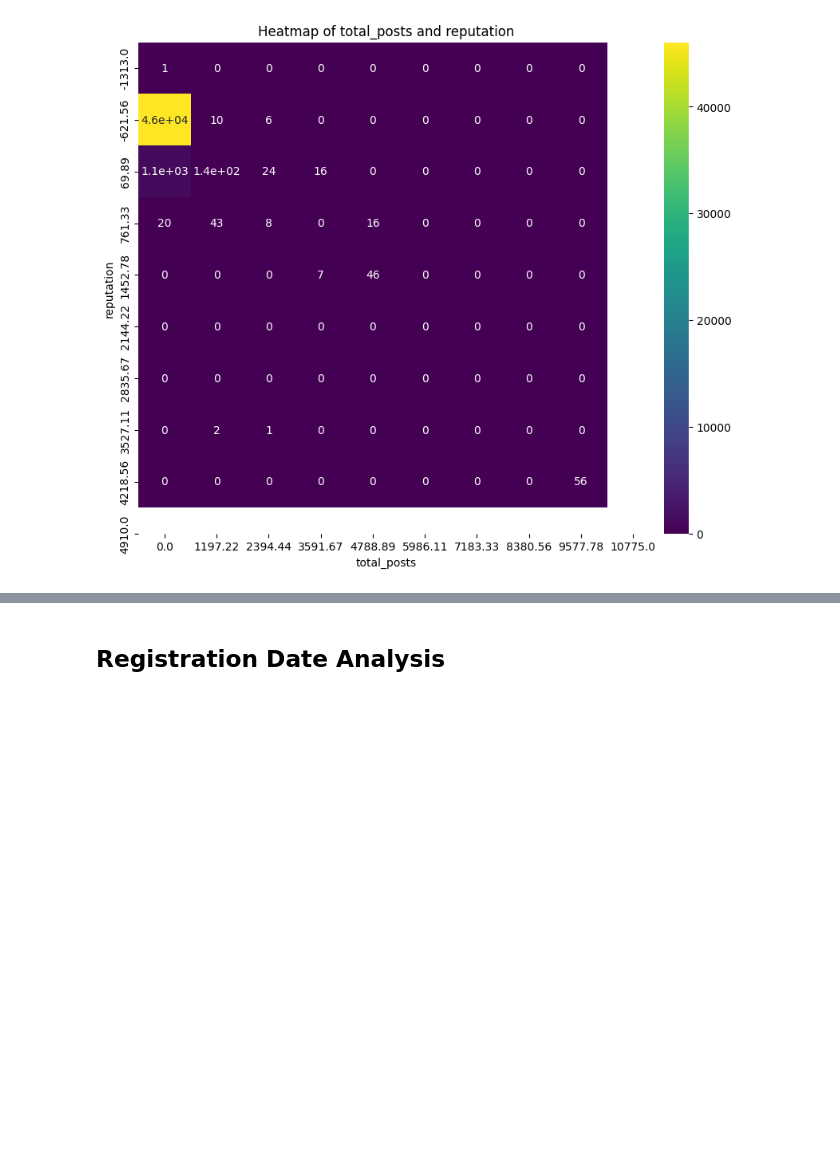
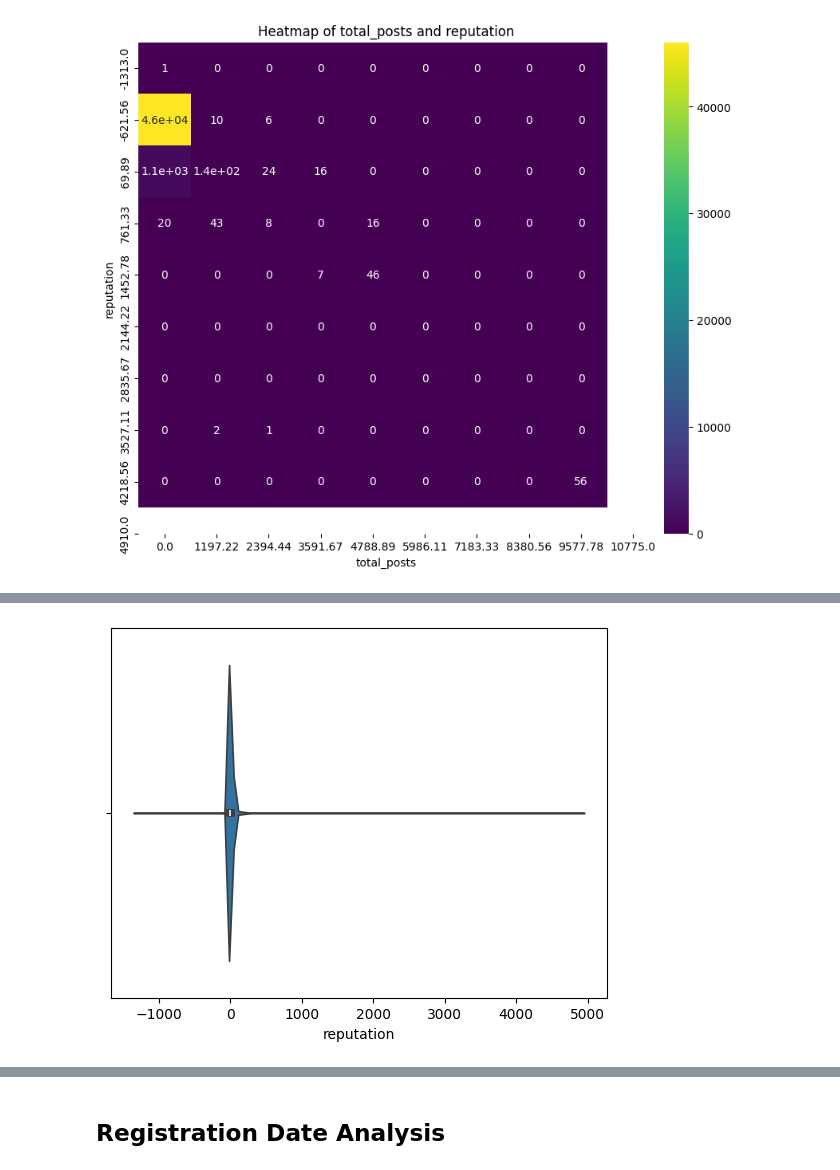
Before and after one commit to D0men1c0/ISSR_Darkweb, a Jupyter notebook: Analyze_files/an_members.ipynb, the cells around one changed output, grey strips where cells are left out. Saved outputs shown, nothing was run; the diff lists cells and outputs as text; code cells hidden in the pictures; blank space fills up the shorter version.

```diff
--- a/Analyze_files/an_members.ipynb
+++ b/Analyze_files/an_members.ipynb
@@ -325,0 +350,4 @@ plt.title('Heatmap of total_posts and reputation');
+# %%
+sns.violinplot(x='reputation', data=df);
+# %% [output]
+[figure, added]
```
Also changed, not shown: parts of 24 cells of this notebook, 1 other file.
